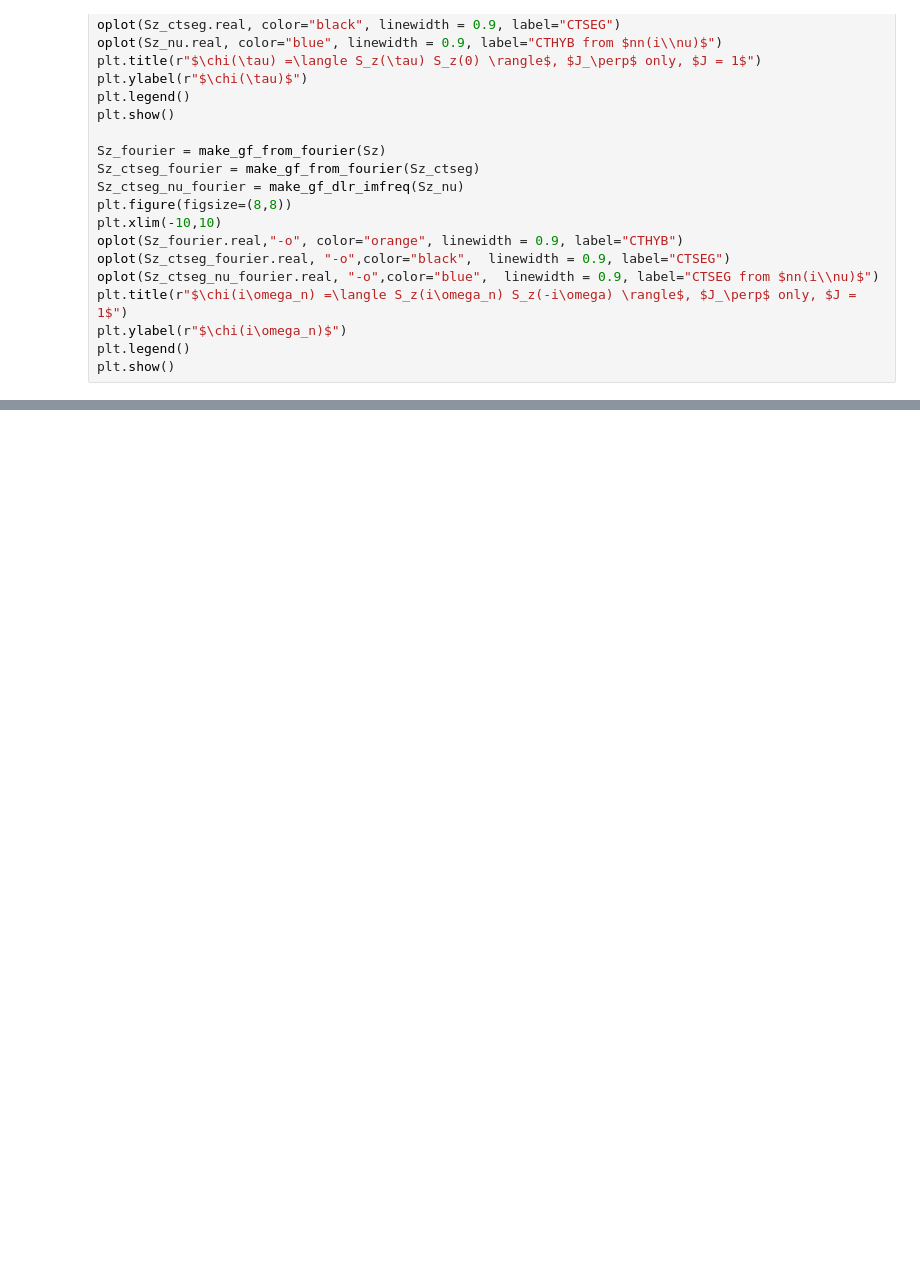
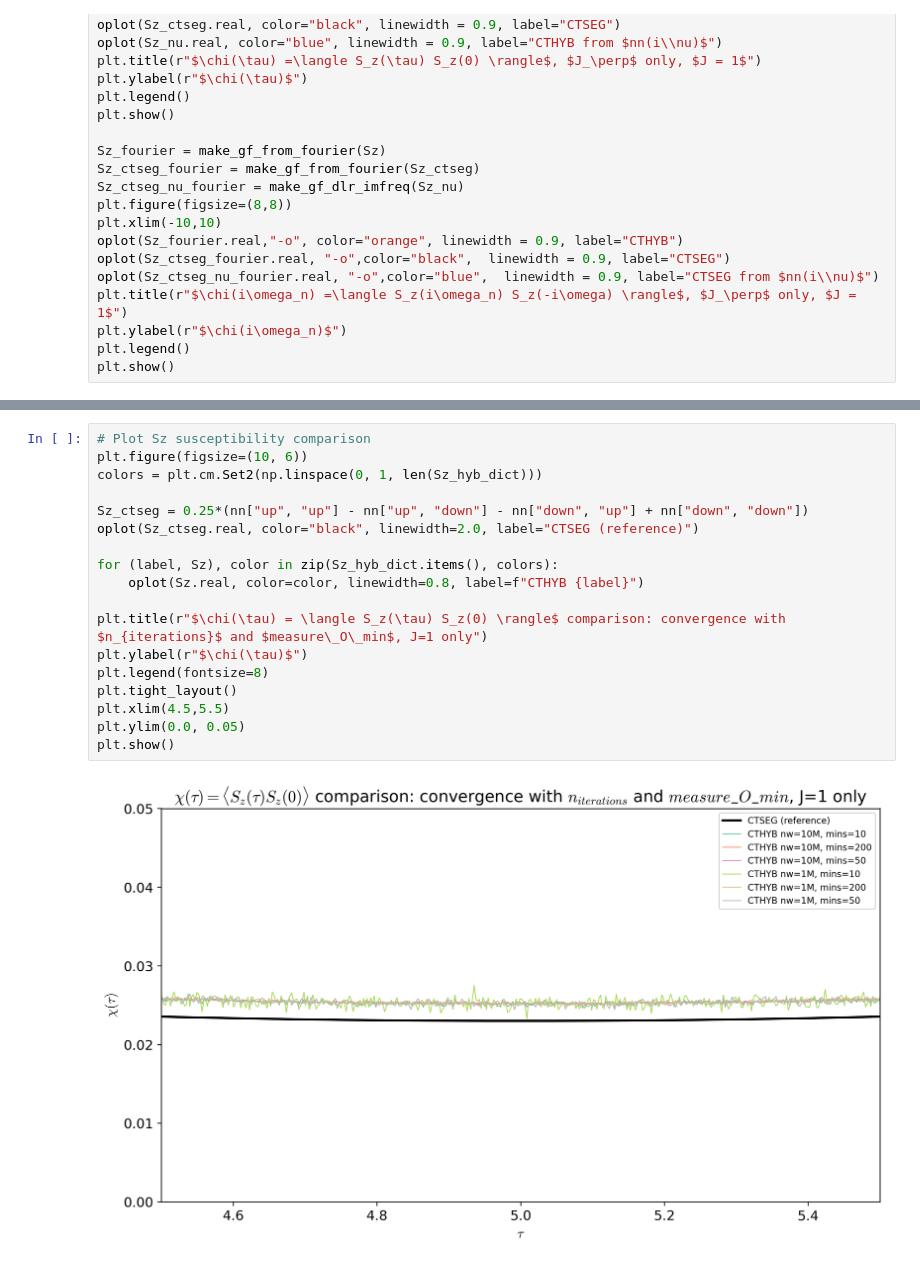
Before and after one commit to andrewkhardy/cthyb, a Jupyter notebook: benchmark/dynamic_int/CTHYB_Benchmarking.ipynb, the cells around one changed output, grey strips where cells are left out. Drawn from its saved outputs; the diff is of its cells as text; blank space fills up the shorter version.

```diff
--- a/benchmark/dynamic_int/CTHYB_Benchmarking.ipynb
+++ b/benchmark/dynamic_int/CTHYB_Benchmarking.ipynb
@@ -515,0 +608,20 @@ plt.show()
+# %%
+# Plot Sz susceptibility comparison
+plt.figure(figsize=(10, 6))
+colors = plt.cm.Set2(np.linspace(0, 1, len(Sz_hyb_dict)))
+
+Sz_ctseg = 0.25*(nn["up", "up"] - nn["up", "down"] - nn["down", "up"] + nn["down", "down"])
+oplot(Sz_ctseg.real, color="black", linewidth=2.0, label="CTSEG (reference)")
+
+for (label, Sz), color in zip(Sz_hyb_dict.items(), colors):
+    oplot(Sz.real, color=color, linewidth=0.8, label=f"CTHYB {label}")
+
+plt.title(r"$\chi(\tau) = \langle S_z(\tau) S_z(0) \rangle$ comparison: convergence with $n_{iterations}$ and $measure\_O\_min$, J=1 only")
+plt.ylabel(r"$\chi(\tau)$")
+plt.legend(fontsize=8)
+plt.tight_layout()
+plt.xlim(4.5,5.5)
+plt.ylim(0.0, 0.05)
+plt.show()
+# %% [output]
+[figure, added]
```
Also changed, not shown: parts of 9 cells of this notebook, 1 other file.
